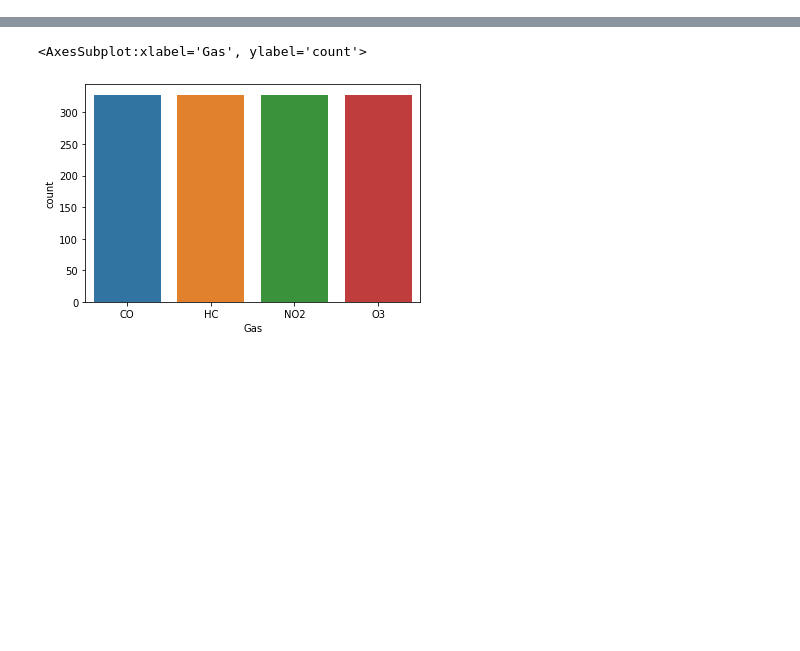
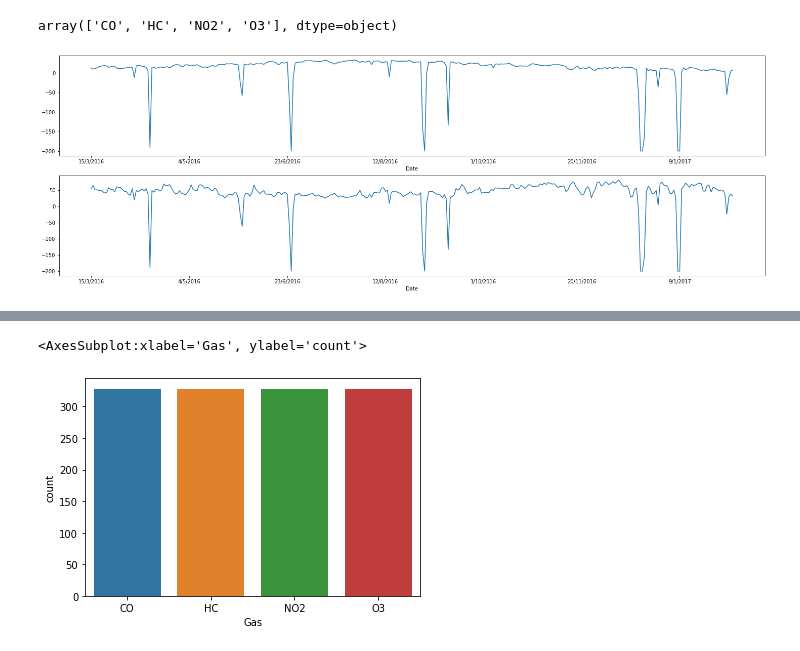
Before and after one commit to tisanyay/unsupervised_learning, a Jupyter notebook: timeseries.ipynb, the cells around one changed output, grey strips where cells are left out. Saved outputs shown, nothing was run; the diff lists cells and outputs as text; code cells hidden in the pictures; blank space fills up the shorter version.

```diff
--- a/timeseries.ipynb
+++ b/timeseries.ipynb
@@ -14,0 +27,19 @@ df.head()
+# %%
+df.Gas.unique()
+# %% [output]
+array(['CO', 'HC', 'NO2', 'O3'], dtype=object)
+# %%
+dfCO = df.loc[df['Gas']=='CO']
+dfHC = df.loc[df['Gas']=='HC']
+dfNO2 = df.loc[df['Gas']=='NO2']
+dfO3 = df.loc[df['Gas']=='O3']
+
+dfT = dfCO["T"]
+dfRH = dfCO["RH"]
+# %%
+fig, ax = plt.subplots(2, 1, figsize=(25,8))
+dfT.plot(ax=ax[0])
+dfRH.plot(ax=ax[1])
+plt.show()
+# %% [output]
+[figure, added]
```
Also changed, not shown: parts of 15 cells of this notebook.
